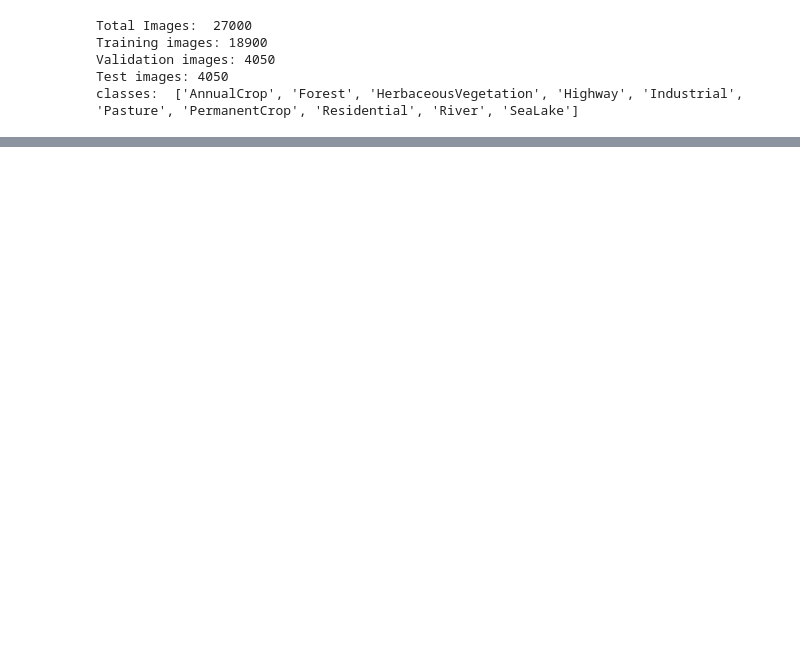
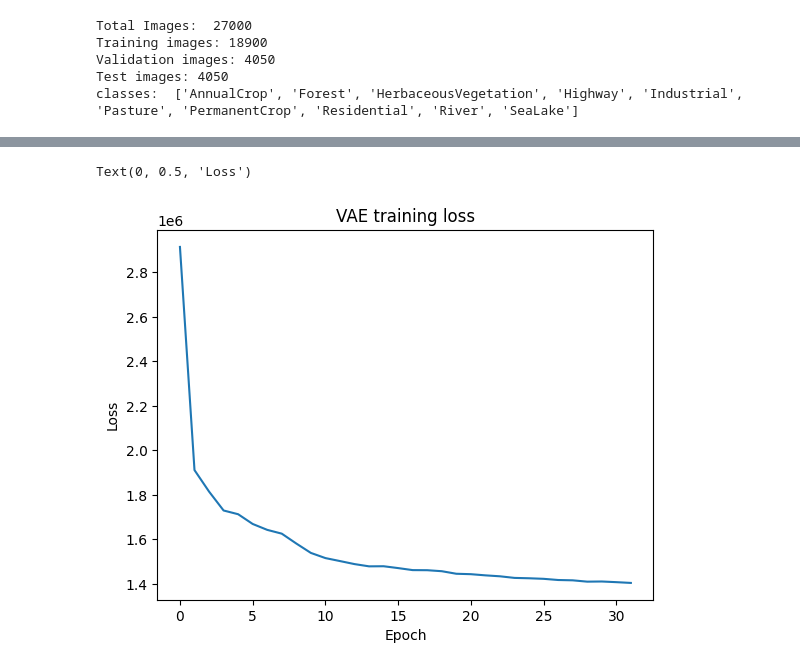
Before and after one commit to arundhatimsb/assignment, a Jupyter notebook: VAE_remote_sensing.ipynb, the cells around one changed output, grey strips where cells are left out. Saved outputs shown, nothing was run; the diff lists cells and outputs as text; code cells hidden in the pictures; blank space fills up the shorter version.

```diff
--- a/VAE_remote_sensing.ipynb
+++ b/VAE_remote_sensing.ipynb
@@ -142,24 +149,23 @@ class VAE(nn.Module):
         self.decoder = Decoder(latent_dim)
 
     def forward(self,x):
-        z, mu, logvar = self.encoder.forward(x)
+        z, mean, logvar = self.encoder(x)
         recon = self.decoder(z)
-        return recon, mu, logvar
+        return recon, mean, logvar
 # %%
-def loss_function(recon_x, x, mu, logvar):
-
+def loss_function(recon_x, x, mean, logvar):
     recon_loss = F.mse_loss(recon_x,x,reduction='sum')
-
     kl_loss = -0.5 * torch.sum(
-        1 + logvar - mu.pow(2) - logvar.exp()
+        1 + logvar - mean.pow(2) - logvar.exp()
     )
-
     return recon_loss + kl_loss
 # %%
 device = torch.device("cuda" if torch.cuda.is_available() else "cpu")
 model = VAE().to(device)
-optimizer = optim.Adam(model.parameters(), lr=0.001)
-epochs = 15
+optimizer = optim.Adam(model.parameters(), lr=0.002)
+epochs = 32
+train_losses = []
+validation_losses = []
 for epoch in range(epochs):
   total_loss = 0
   # print(epoch)
@@ -168,10 +174,22 @@ for epoch in range(epochs):
     # print(_)
     x = x.to(device)
     optimizer.zero_grad()
-    recon, mu, logvar = model(x)
-    loss = loss_function(recon,x,mu,logvar)
+    recon, mean, logvar = model(x)
+    loss = loss_function(recon,x,mean,logvar)
     loss.backward()
     optimizer.step()
     total_loss += loss.item()
-  print("Epoch:",epoch+1,"Loss:",total_loss)
+
+  model.eval()
+  total_val_loss = 0
+  with torch.no_grad():
+    for x, _ in val_loader:
+      x = x.to(device)
+      recon, mean, logvar = model(x)
+      loss = loss_function(recon, x, mean, logvar)
+      total_val_loss += loss.item()
+
+  print(f"Epoch:{epoch+1},Training Loss:{total_loss: .3f}, validation loss: {total_val_loss: .3f}")
+  train_losses.append(total_loss)
+  validation_losses.append(total_val_loss)
 # %% [output]
@@ -180,2 +213,11 @@ Epoch: 2 Loss: 1821364.3176269531
+# %%
+plt.figure()
+plt.plot(train_losses)
+plt.title('VAE training loss')
+plt.xlabel('Epoch')
+plt.ylabel('Loss')
+# %% [output]
+Text(0, 0.5, 'Loss')
+[figure, added]
 # %%
 z = torch.randn(16,32).to(device)
```
Also changed, not shown: parts of 16 cells of this notebook.
